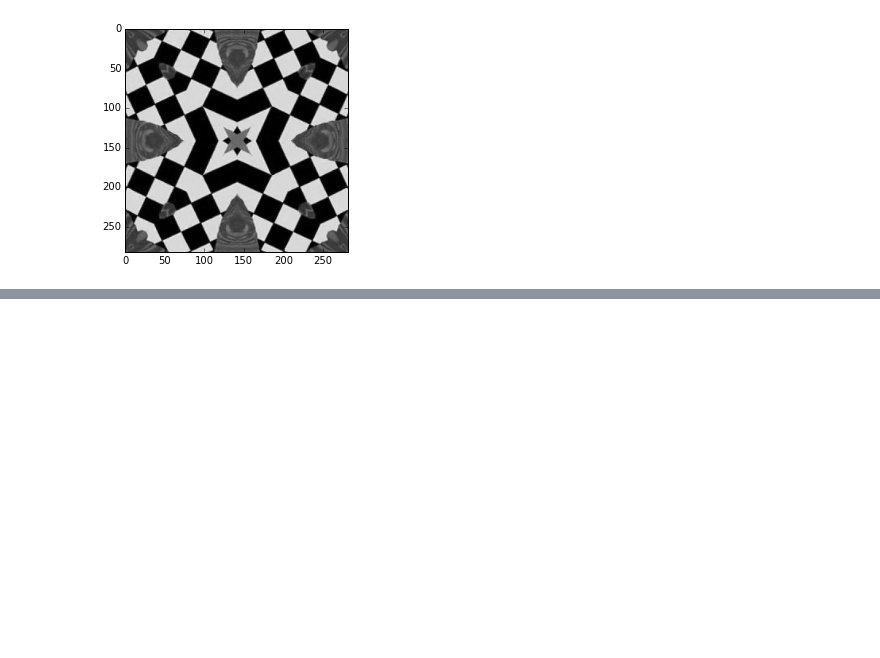
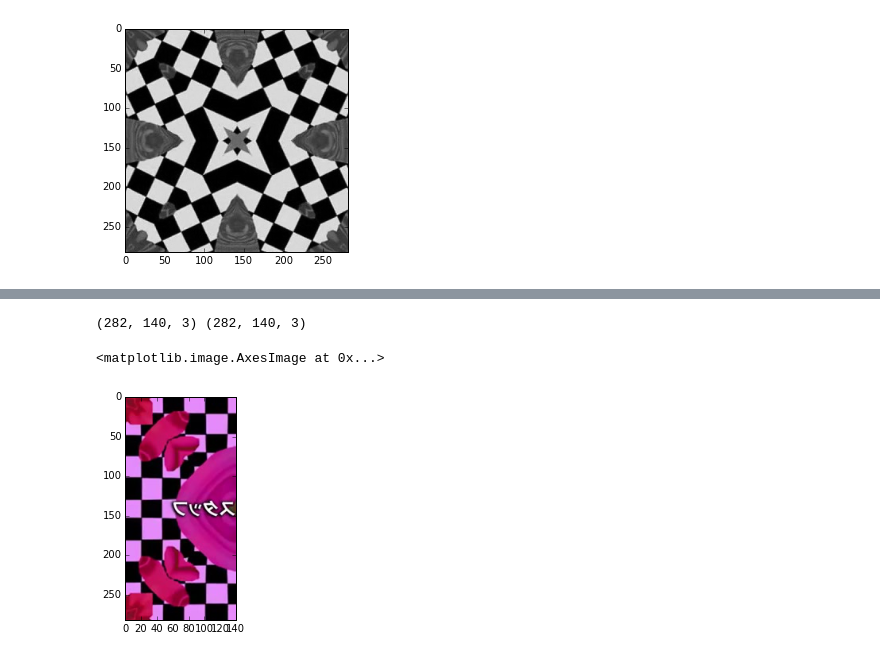
Before and after one commit to pussinboot/tile-extract, a Jupyter notebook: tile_select_test.ipynb, the cells around one changed output, grey strips where cells are left out. Cells and saved outputs as stored; diff of their text form; code cells hidden in the pictures; blank space fills up the shorter version.

```diff
--- a/tile_select_test.ipynb
+++ b/tile_select_test.ipynb
@@ -202,0 +218,9 @@ plt.imshow(start_frame[y_0-tile_radius:y_0+tile_radius,x_0-tile_radius:x_0+tile_
+# %%
+
+print(np.shape(img[:,:140]),np.shape(img[:,:141:-1]))
+img[:,:140] = img[:,:141:-1]
+plt.imshow(img[:,:141])
+# %% [output]
+(282, 140, 3) (282, 140, 3)
+<matplotlib.image.AxesImage at 0x...>
+[figure, added]
```
Also changed, not shown: parts of 9 cells of this notebook, 1 other file.
